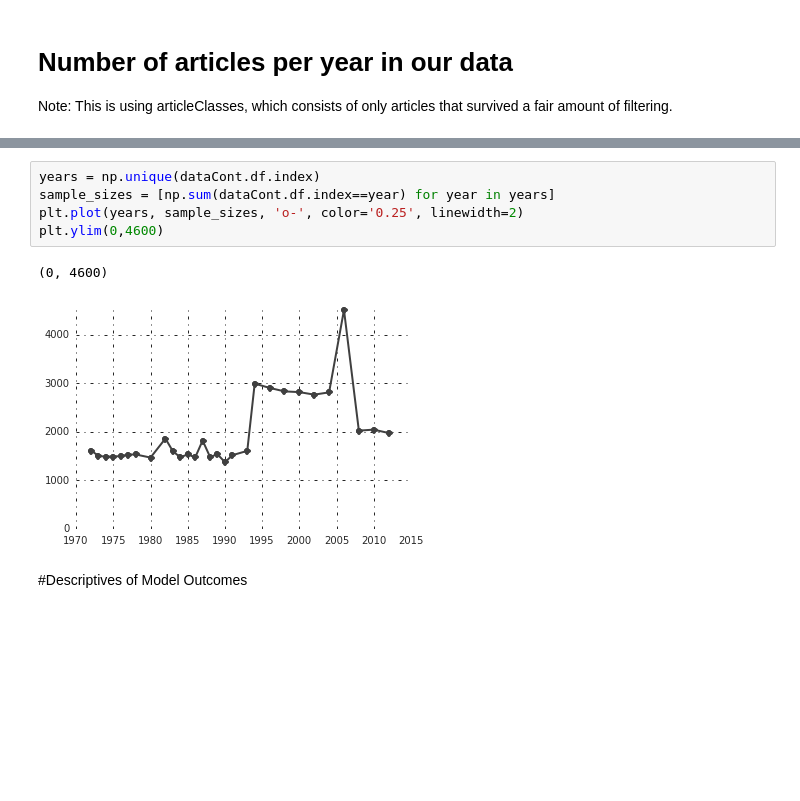
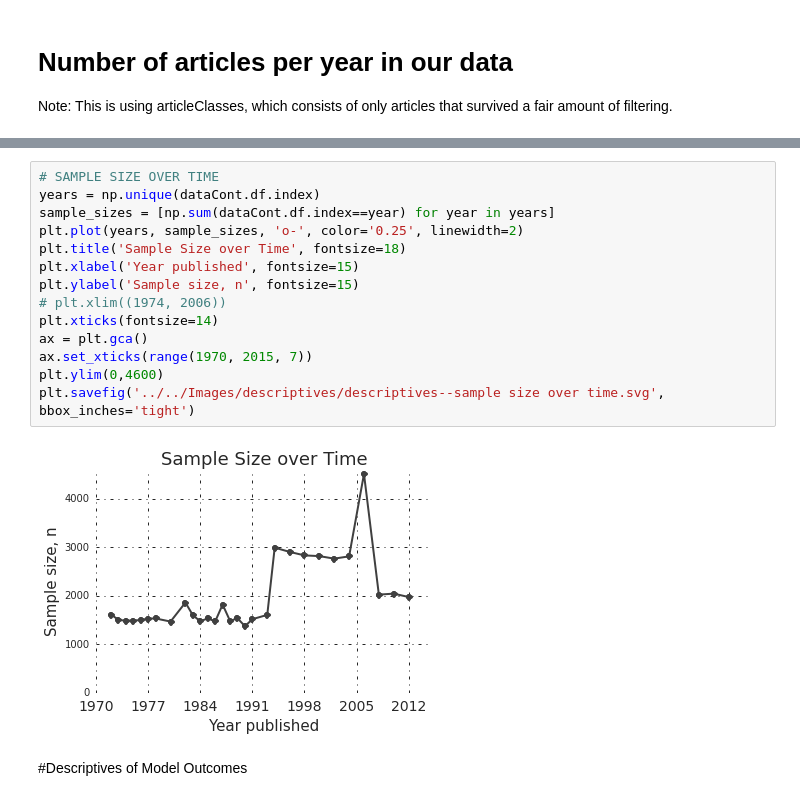
Before and after one commit to KnowledgeLab/GSS_code, a Jupyter notebook: visualization/descriptives_of_data.ipynb, the cells around one changed output, grey strips where cells are left out. Cells and saved outputs as stored; diff of their text form; blank space fills up the shorter version.

```diff
--- a/visualization/descriptives_of_data.ipynb
+++ b/visualization/descriptives_of_data.ipynb
@@ -250,11 +246,19 @@ plt.ylabel('Variables per article', fontsize=15)
 # %%
+# SAMPLE SIZE OVER TIME
 years = np.unique(dataCont.df.index)
 sample_sizes = [np.sum(dataCont.df.index==year) for year in years]
 plt.plot(years, sample_sizes, 'o-', color='0.25', linewidth=2)
+plt.title('Sample Size over Time', fontsize=18)
+plt.xlabel('Year published', fontsize=15)
+plt.ylabel('Sample size, n', fontsize=15)
+# plt.xlim((1974, 2006))
+plt.xticks(fontsize=14)
+ax = plt.gca()
+ax.set_xticks(range(1970, 2015, 7))
 plt.ylim(0,4600)
+plt.savefig('../../Images/descriptives/descriptives--sample size over time.svg', bbox_inches='tight')
 # %% [output]
-(0, 4600)
-[figure, old version]
+[figure, new version]
 # %% [markdown]
 #Descriptives of Model Outcomes
 # %%
```
Also changed, not shown: parts of 8 cells of this notebook, 26 other files.
